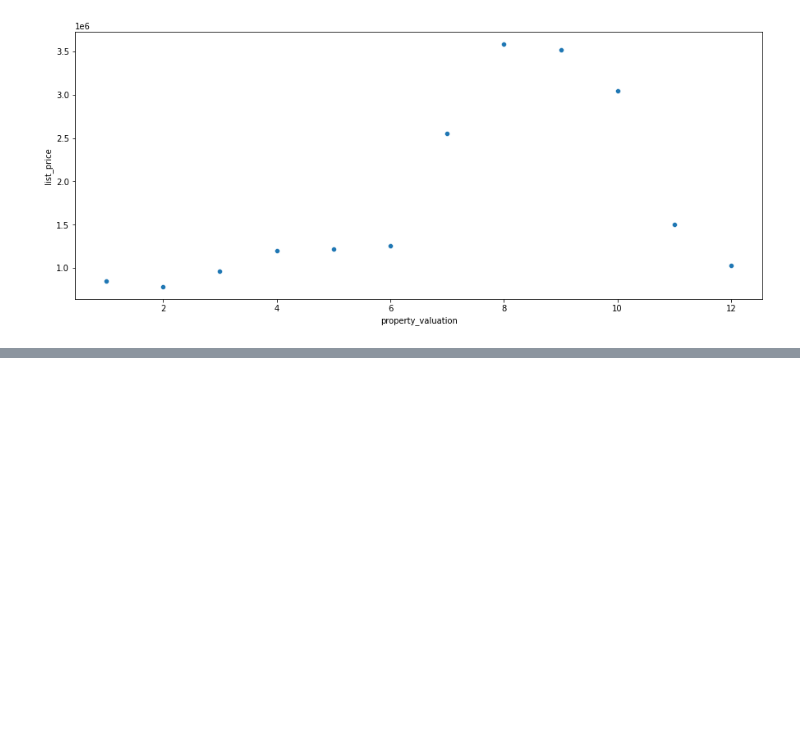
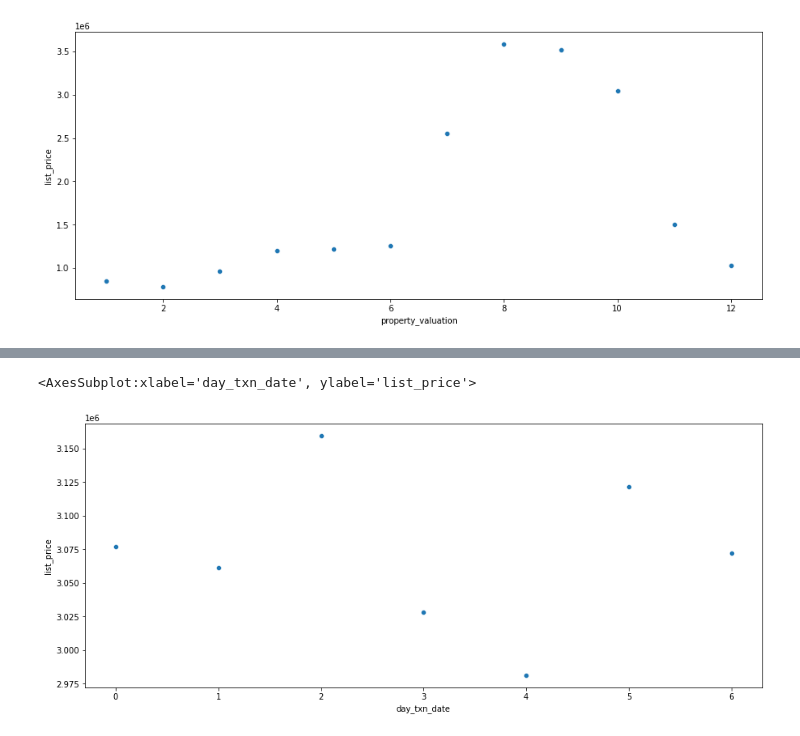
Before and after one commit to abhinay-bandooni/KPMG-Virtual-Internship, a Jupyter notebook: KPMG Virtual Internship.ipynb, the cells around one changed output, grey strips where cells are left out. Saved outputs shown, nothing was run; the diff lists cells and outputs as text; code cells hidden in the pictures; blank space fills up the shorter version.

```diff
--- a/KPMG Virtual Internship.ipynb
+++ b/KPMG Virtual Internship.ipynb
@@ -1226,0 +1256,9 @@ sns.scatterplot(data=pvaluation_wise_rev.groupby(['property_valuation']).sum().r
+# %%
+# 0=Monday, 1=Tuesday, 2=Wednesday, 3=Thursday, 4=Friday, 5=Saturday, 6=Sunday
+# Wednesday has highest revenue before Saturday and follwed by Sunday
+txn_dayofweek_wise_rev=merged_data[['day_txn_date','list_price']].groupby(['day_txn_date']).sum().reset_index()
+plt.figure(figsize=(15,6))
+sns.scatterplot(data=txn_dayofweek_wise_rev, x='day_txn_date', y='list_price')
+# %% [output]
+<AxesSubplot:xlabel='day_txn_date', ylabel='list_price'>
+[figure, added]
```
Also changed, not shown: parts of 11 cells of this notebook.
